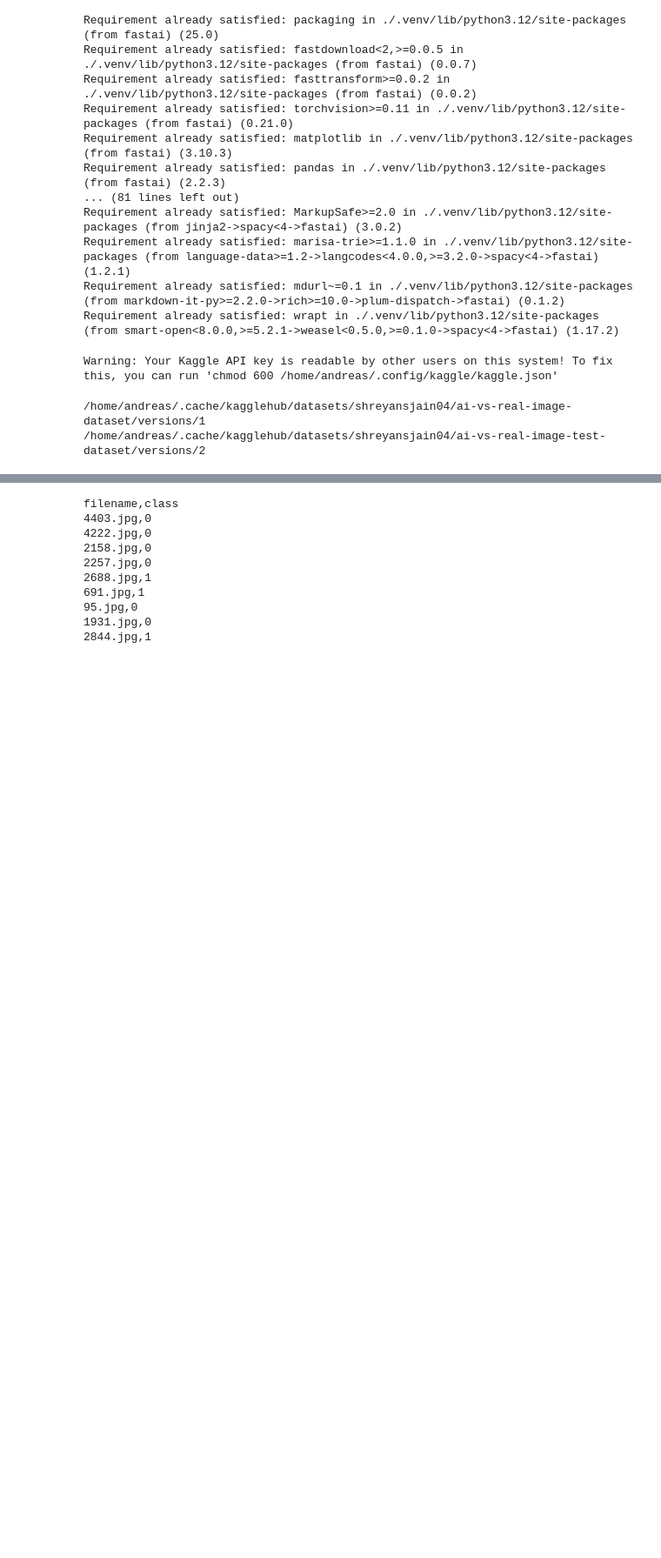
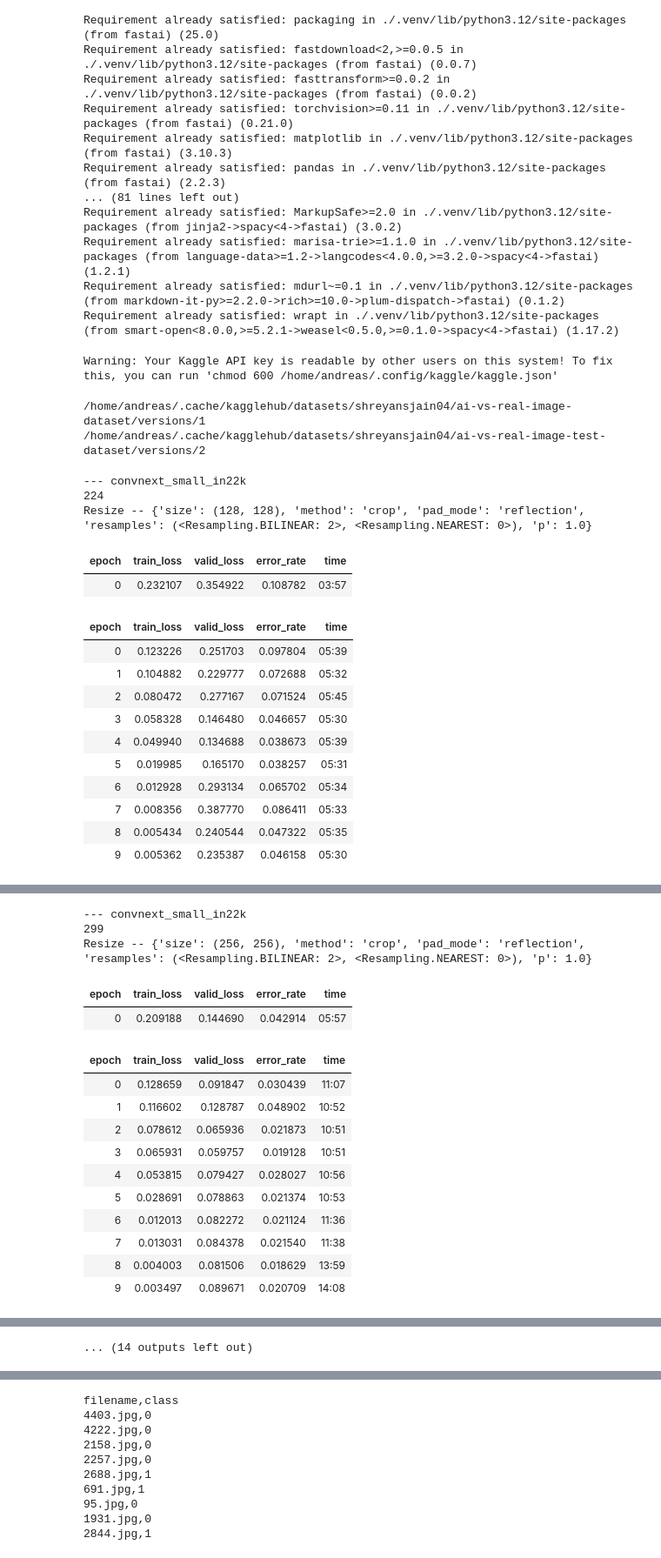
Before and after one commit to AndreasUtkilen/paddy, a Jupyter notebook: deepfake.ipynb, the cells around one changed output, grey strips where cells are left out. Shown at 87% size. Cells and saved outputs as stored; diff of their text form; code cells hidden in the pictures; blank space fills up the shorter version.

```diff
--- a/deepfake.ipynb
+++ b/deepfake.ipynb
@@ -74,3 +74,45 @@ def train(arch, size, item=Resize(480, method='squish'), accum=1, finetune=True,
     else:
         learn.unfreeze()
         learn.fit_one_cycle(epochs, 0.01)
+# %%
+res = 128,128
+models = {
+    # 'convnext_small_in22k': {
+    #     (Resize((128, 128)), 224),
+    #     (Resize((256, 256)), 299),
+    #     (Resize((128, 128)), 320),
+    #},
+    'vit_small_patch16_224': {
+         (Resize((128, 128)), 224),
+         (Resize((256, 256)), 224),
+    }
+}
+# %%
+import gc
+tta_res = np.load("tta_res.npy")
+
+for arch,details in models.items():
+    for item,size in details:
+        print('---',arch)
+        print(size)
+        print(item.name)
+        tta_res = np.append(tta_res, train(arch, size, item=item, accum=2, epochs=10)) #, epochs=1))
+        gc.collect()
+        torch.cuda.empty_cache()
+# %% [output]
+--- convnext_small_in22k
+224
+Resize -- {'size': (128, 128), 'method': 'crop', 'pad_mode': 'reflection', 'resamples': (<Resampling.BILINEAR: 2>, <Resampling.NEAREST: 0>), 'p': 1.0}
+| epoch | train_loss | valid_loss | error_rate | time |
+| 0 | 0.232107 | 0.354922 | 0.108782 | 03:57 |
+| epoch | train_loss | valid_loss | error_rate | time |
+| 0 | 0.123226 | 0.251703 | 0.097804 | 05:39 |
+| 1 | 0.104882 | 0.229777 | 0.072688 | 05:32 |
+| 2 | 0.080472 | 0.277167 | 0.071524 | 05:45 |
+| 3 | 0.058328 | 0.146480 | 0.046657 | 05:30 |
+| 4 | 0.049940 | 0.134688 | 0.038673 | 05:39 |
+| 5 | 0.019985 | 0.165170 | 0.038257 | 05:31 |
+| 6 | 0.012928 | 0.293134 | 0.065702 | 05:34 |
+| 7 | 0.008356 | 0.387770 | 0.086411 | 05:33 |
+| 8 | 0.005434 | 0.240544 | 0.047322 | 05:35 |
+| 9 | 0.005362 | 0.235387 | 0.046158 | 05:30 |
@@ -76,0 +124,16 @@ def train(arch, size, item=Resize(480, method='squish'), accum=1, finetune=True,
+--- convnext_small_in22k
+299
+Resize -- {'size': (256, 256), 'method': 'crop', 'pad_mode': 'reflection', 'resamples': (<Resampling.BILINEAR: 2>, <Resampling.NEAREST: 0>), 'p': 1.0}
+| epoch | train_loss | valid_loss | error_rate | time |
+| 0 | 0.209188 | 0.144690 | 0.042914 | 05:57 |
+| epoch | train_loss | valid_loss | error_rate | time |
+| 0 | 0.128659 | 0.091847 | 0.030439 | 11:07 |
+| 1 | 0.116602 | 0.128787 | 0.048902 | 10:52 |
+| 2 | 0.078612 | 0.065936 | 0.021873 | 10:51 |
+| 3 | 0.065931 | 0.059757 | 0.019128 | 10:51 |
+| 4 | 0.053815 | 0.079427 | 0.028027 | 10:56 |
+| 5 | 0.028691 | 0.078863 | 0.021374 | 10:53 |
+| 6 | 0.012013 | 0.082272 | 0.021124 | 11:36 |
+| 7 | 0.013031 | 0.084378 | 0.021540 | 11:38 |
+| 8 | 0.004003 | 0.081506 | 0.018629 | 13:59 |
+| 9 | 0.003497 | 0.089671 | 0.020709 | 14:08 |
@@ -76,0 +141 @@ def train(arch, size, item=Resize(480, method='squish'), accum=1, finetune=True,
+... (14 outputs left out)
```
Also changed, not shown: parts of 5 cells of this notebook, 3 other files.
